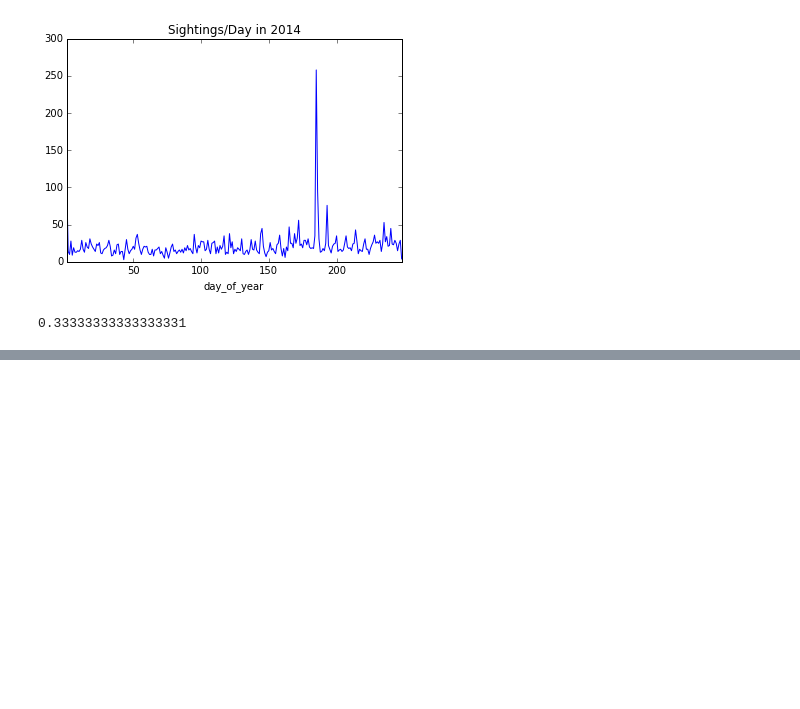
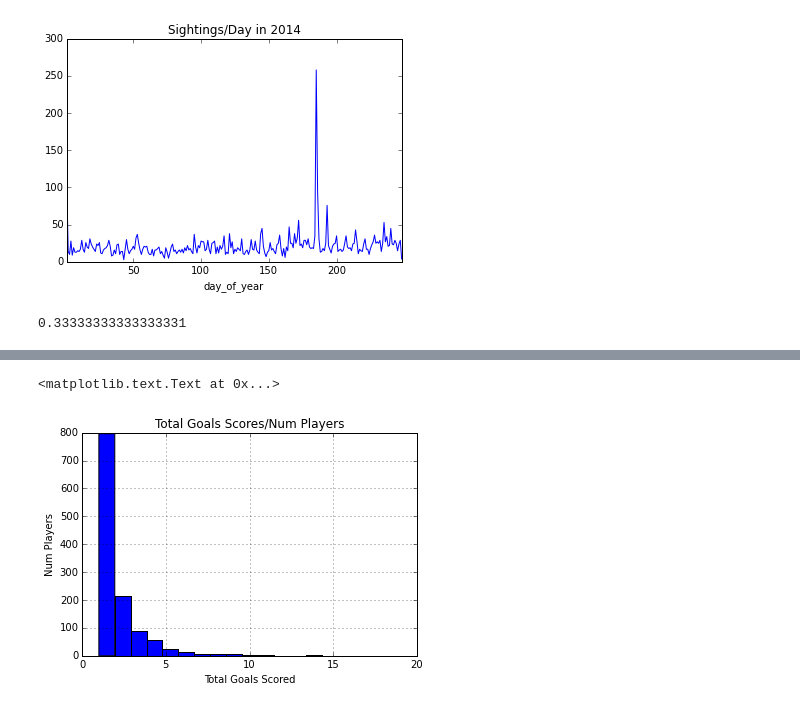
Before and after one commit to chrisabruce/sfdat22_work, a Jupyter notebook: labs/03_lab_pandas.ipynb, the cells around one changed output, grey strips where cells are left out. Cells and saved outputs as stored; diff of their text form; code cells hidden in the pictures; blank space fills up the shorter version.

```diff
--- a/labs/03_lab_pandas.ipynb
+++ b/labs/03_lab_pandas.ipynb
@@ -175,0 +290,9 @@ goals = pd.read_csv('../data/fifa_goals.csv')
+# %%
+# 6. Show a histogram of the number of goals scored by players
+goals.player.value_counts().hist(bins=20)
+plt.ylabel('Num Players')
+plt.xlabel('Total Goals Scored')
+plt.title("Total Goals Scores/Num Players")
+# %% [output]
+<matplotlib.text.Text at 0x...>
+[figure, added]
```
Also changed, not shown: parts of 8 cells of this notebook, 1 other file.
